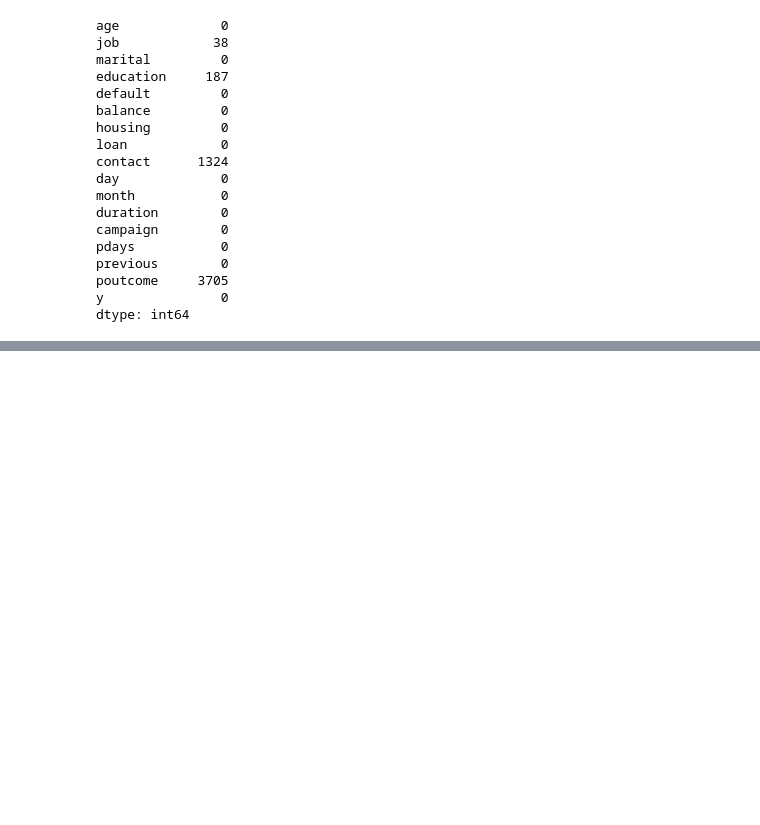
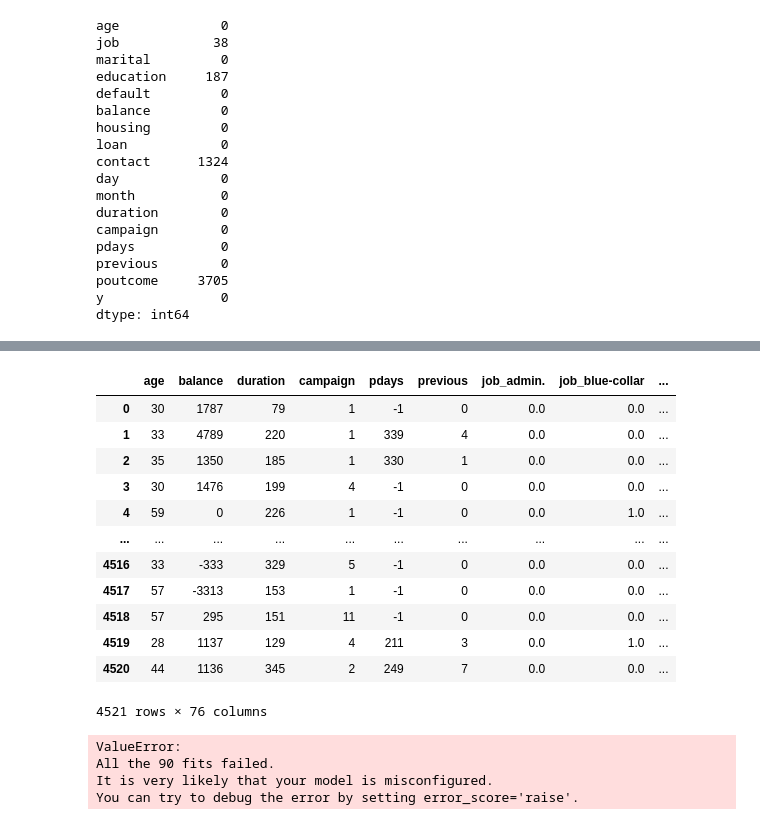
Before and after one commit to zayed95/bank-marketing, a Jupyter notebook: bankMarketing.ipynb, the cells around one changed output, grey strips where cells are left out. Drawn from its saved outputs; the diff is of its cells as text; code cells hidden in the pictures; blank space fills up the shorter version.

```diff
--- a/bankMarketing.ipynb
+++ b/bankMarketing.ipynb
@@ -66,3 +117,30 @@ df.head()
+# %%
+# extract categorical coumns
+categorical_columns = df.select_dtypes(include=['object']).columns.tolist()
+encoder = OneHotEncoder(sparse_output=False)
+
+categorical_columns_encoded = encoder.fit_transform(df[categorical_columns])
+# convert the categorical variables into a data frame, then conctenate the data frame with the og and drop the categorical columns
+one_hot_df = pd.DataFrame(categorical_columns_encoded, columns=encoder.get_feature_names_out(categorical_columns))
+
+df_encoded = pd.concat([df, one_hot_df], axis=1)
+
+df_encoded = df_encoded.drop(categorical_columns, axis=1)
+df_encoded
+# %% [output]
+|  | age | balance | duration | campaign | pdays | previous | job_admin. | job_blue-collar | ... |
+| 0 | 30 | 1787 | 79 | 1 | -1 | 0 | 0.0 | 0.0 | ... |
+| 1 | 33 | 4789 | 220 | 1 | 339 | 4 | 0.0 | 0.0 | ... |
+| 2 | 35 | 1350 | 185 | 1 | 330 | 1 | 0.0 | 0.0 | ... |
+| 3 | 30 | 1476 | 199 | 4 | -1 | 0 | 0.0 | 0.0 | ... |
+| 4 | 59 | 0 | 226 | 1 | -1 | 0 | 0.0 | 1.0 | ... |
+| ... | ... | ... | ... | ... | ... | ... | ... | ... | ... |
+| 4516 | 33 | -333 | 329 | 5 | -1 | 0 | 0.0 | 0.0 | ... |
+| 4517 | 57 | -3313 | 153 | 1 | -1 | 0 | 0.0 | 0.0 | ... |
+| 4518 | 57 | 295 | 151 | 11 | -1 | 0 | 0.0 | 0.0 | ... |
+| 4519 | 28 | 1137 | 129 | 4 | 211 | 3 | 0.0 | 1.0 | ... |
+| 4520 | 44 | 1136 | 345 | 2 | 249 | 7 | 0.0 | 0.0 | ... |
+4521 rows × 76 columns
 # %%
 # seperate the data into 2 data frames to predict the missing values based on the present values
 df_na = df[df['job'].isna()]
@@ -81,7 +159,7 @@ param_grid = {
     'criterion': ['gini', 'entropy']
 }
 
-grid_search = grid_search(
+grid_search = GridSearchCV(
     estimator=tree,
     param_grid=param_grid,
     cv=5,
@@ -89,3 +167,8 @@ grid_search = grid_search(
 )
 
 grid_search.fit(X_train, y_train)
+# %% [output]
+ValueError:
+All the 90 fits failed.
+It is very likely that your model is misconfigured.
+You can try to debug the error by setting error_score='raise'.
```
Also changed, not shown: parts of 7 cells of this notebook, 1 other file.
